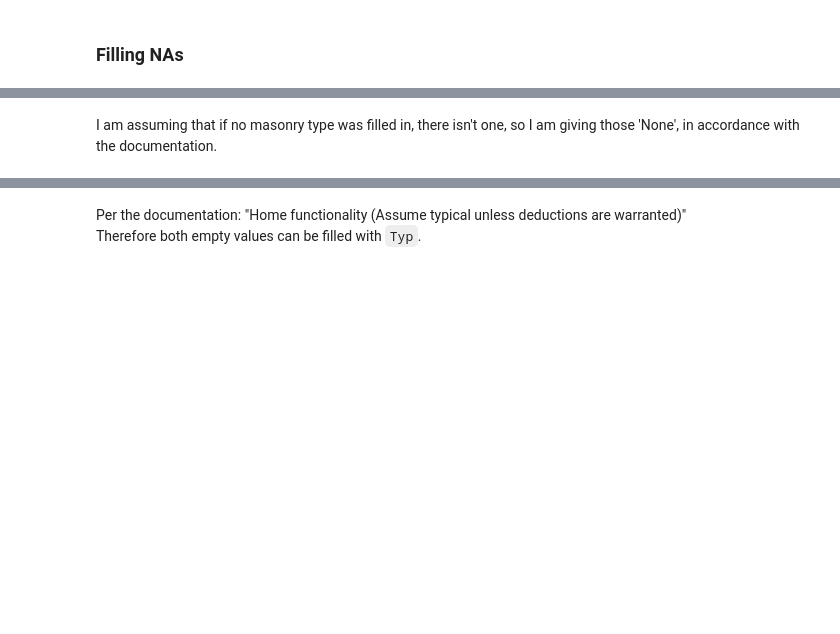
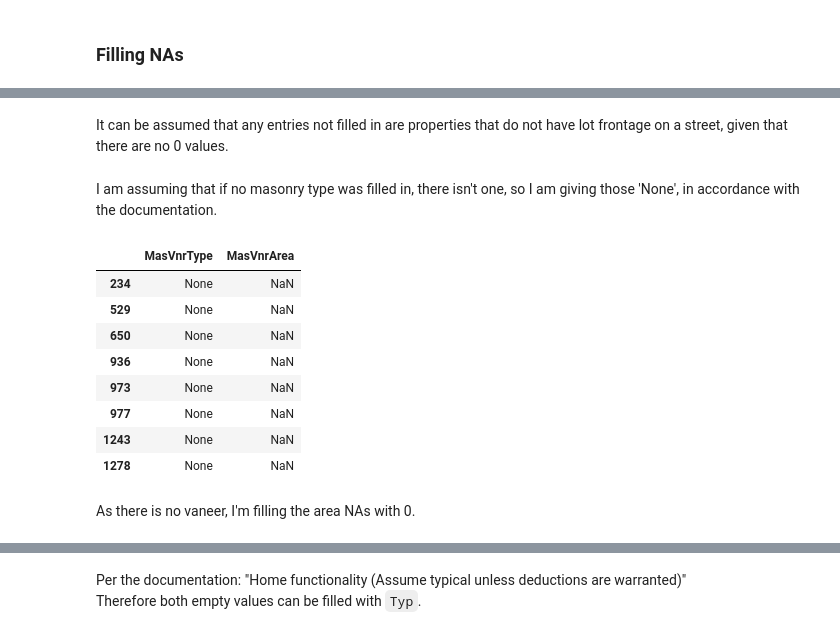
Before and after one commit to MeghanBarritt/kaggle-comp-housing-prices, a Jupyter notebook: Notebooks/2-Data_Cleaning.ipynb, the cells around one changed output, grey strips where cells are left out. Drawn from its saved outputs; the diff is of its cells as text; code cells hidden in the pictures; blank space fills up the shorter version.

```diff
--- a/Notebooks/2-Data_Cleaning.ipynb
+++ b/Notebooks/2-Data_Cleaning.ipynb
@@ -450,0 +451,6 @@ Name: count, dtype: int64
+# %%
+train_df['Alley'] = train_df['Alley'].fillna('None')
+test_df['Alley'] = test_df['Alley'].fillna('None')
+# %%
+train_df['Fence'] = train_df['Fence'].fillna('None')
+test_df['Fence'] = test_df['Fence'].fillna('None')
@@ -451,3 +469,5 @@ Name: count, dtype: int64
+# %% [markdown]
+It can be assumed that any entries not filled in are properties that do not have lot frontage on a street, given that there are no 0 values.
 # %%
 train_df['LotFrontage'] = train_df['LotFrontage'].fillna(0)
 test_df['LotFrontage'] = test_df['LotFrontage'].fillna(0)
@@ -456,3 +476,17 @@ I am assuming that if no masonry type was filled in, there isn't one, so I am gi
 # %%
 train_df['MasVnrType'] = train_df['MasVnrType'].fillna('None')
 test_df['MasVnrType'] = test_df['MasVnrType'].fillna('None')
+# %%
+train_df[train_df['MasVnrArea'].isna()][['MasVnrType','MasVnrArea']]
+# %% [output]
+|  | MasVnrType | MasVnrArea |
+| 234 | None | NaN |
+| 529 | None | NaN |
+| 650 | None | NaN |
+| 936 | None | NaN |
+| 973 | None | NaN |
+| 977 | None | NaN |
+| 1243 | None | NaN |
+| 1278 | None | NaN |
+# %% [markdown]
+As there is no vaneer, I'm filling the area NAs with 0.
```
Also changed, not shown: parts of 67 cells of this notebook.
